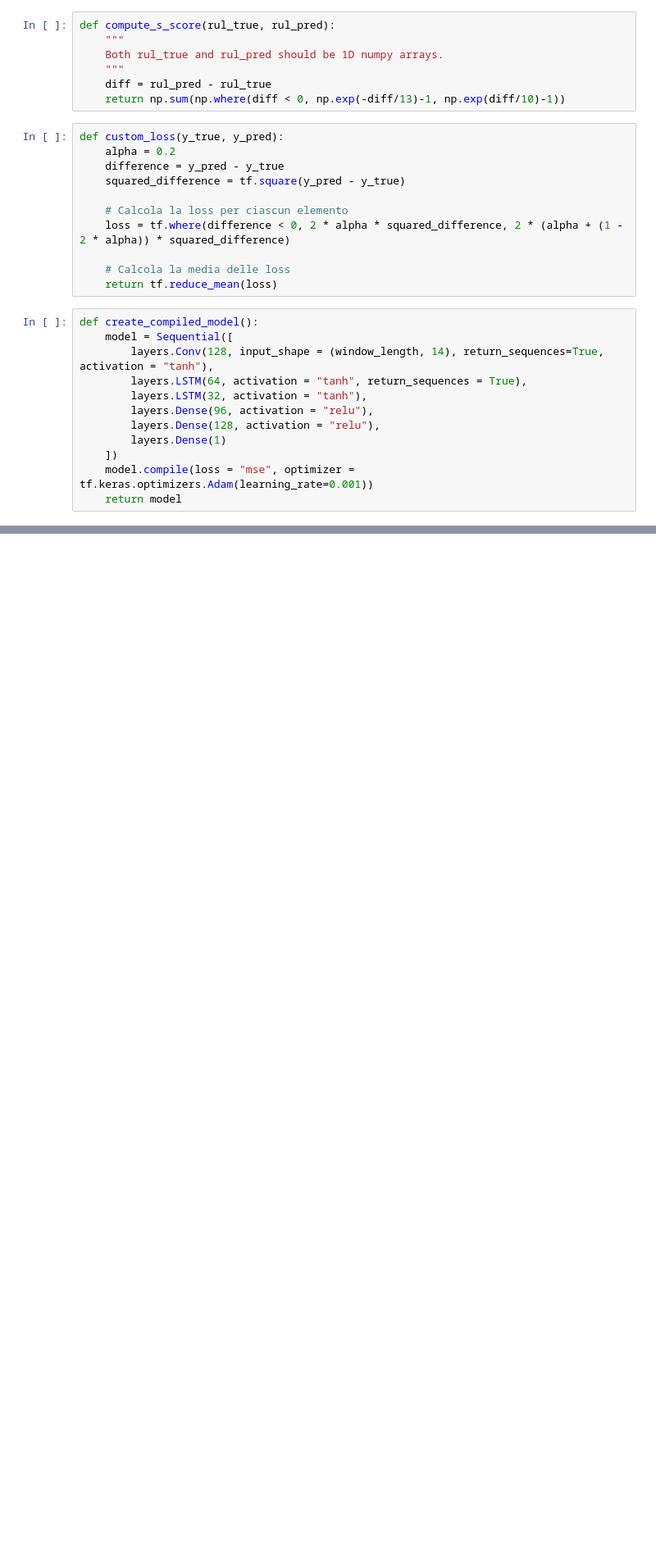
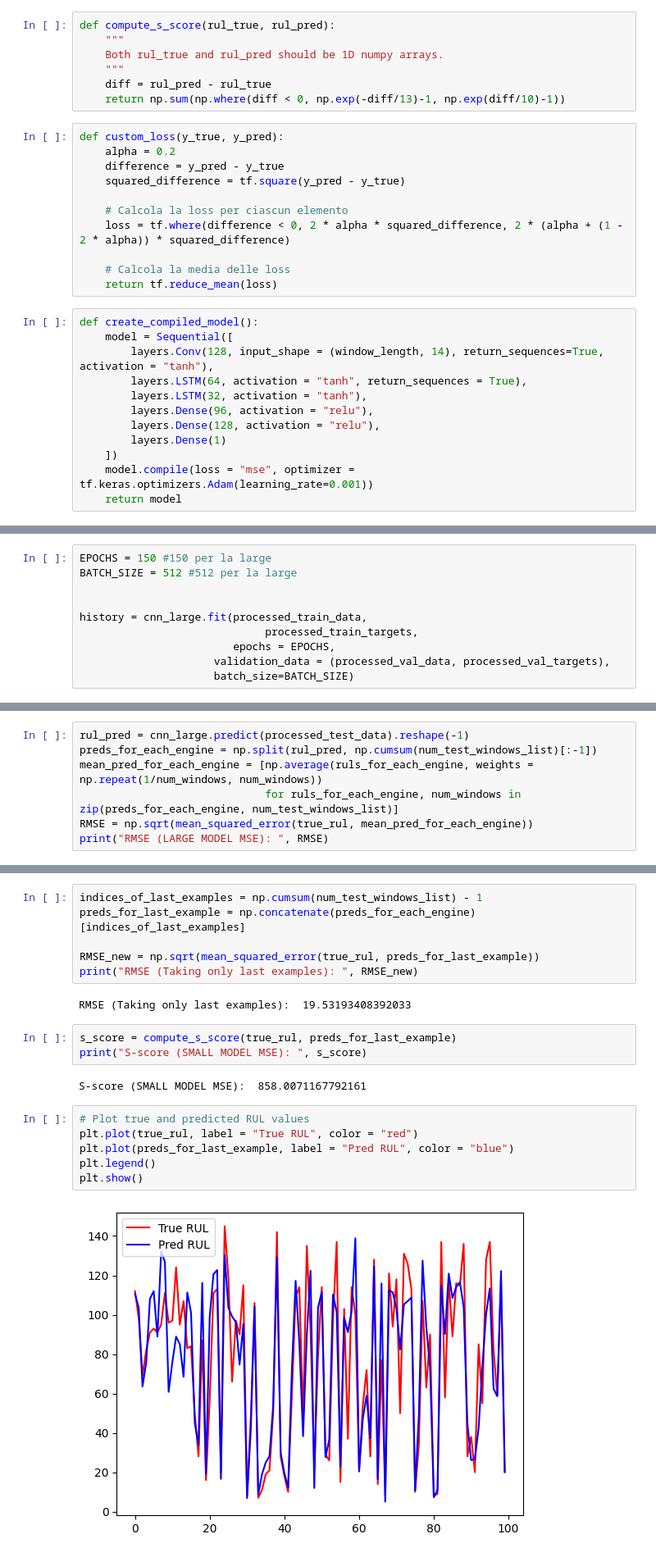
Before and after one commit to AliquodFahriam/tinyML, a Jupyter notebook: Riproduzione/FD001_CNNs.ipynb, the cells around one changed output, grey strips where cells are left out. Shown: that part at 82% size. Drawn from its saved outputs; the diff is of its cells as text; blank space fills up the shorter version.

```diff
--- a/Riproduzione/FD001_CNNs.ipynb
+++ b/Riproduzione/FD001_CNNs.ipynb
@@ -323,0 +371,10 @@ plt.show()
+# %%
+EPOCHS = 150 #150 per la large
+BATCH_SIZE = 512 #512 per la large
+
+
+history = cnn_large.fit(processed_train_data,
+                             processed_train_targets,
+                        epochs = EPOCHS,
+                     validation_data = (processed_val_data, processed_val_targets),
+                     batch_size=BATCH_SIZE)
@@ -323,0 +399,7 @@ plt.show()
+# %%
+rul_pred = cnn_large.predict(processed_test_data).reshape(-1)
+preds_for_each_engine = np.split(rul_pred, np.cumsum(num_test_windows_list)[:-1])
+mean_pred_for_each_engine = [np.average(ruls_for_each_engine, weights = np.repeat(1/num_windows, num_windows))
+                             for ruls_for_each_engine, num_windows in zip(preds_for_each_engine, num_test_windows_list)]
+RMSE = np.sqrt(mean_squared_error(true_rul, mean_pred_for_each_engine))
+print("RMSE (LARGE MODEL MSE): ", RMSE)
@@ -323,0 +409,21 @@ plt.show()
+# %%
+indices_of_last_examples = np.cumsum(num_test_windows_list) - 1
+preds_for_last_example = np.concatenate(preds_for_each_engine)[indices_of_last_examples]
+
+RMSE_new = np.sqrt(mean_squared_error(true_rul, preds_for_last_example))
+print("RMSE (Taking only last examples): ", RMSE_new)
+# %% [output]
+RMSE (Taking only last examples):  19.53193408392033
+# %%
+s_score = compute_s_score(true_rul, preds_for_last_example)
+print("S-score (SMALL MODEL MSE): ", s_score)
+# %% [output]
+S-score (SMALL MODEL MSE):  858.0071167792161
+# %%
+# Plot true and predicted RUL values
+plt.plot(true_rul, label = "True RUL", color = "red")
+plt.plot(preds_for_last_example, label = "Pred RUL", color = "blue")
+plt.legend()
+plt.show()
+# %% [output]
+[figure, added]
```
Also changed, not shown: parts of 21 cells of this notebook, 16 other files.
